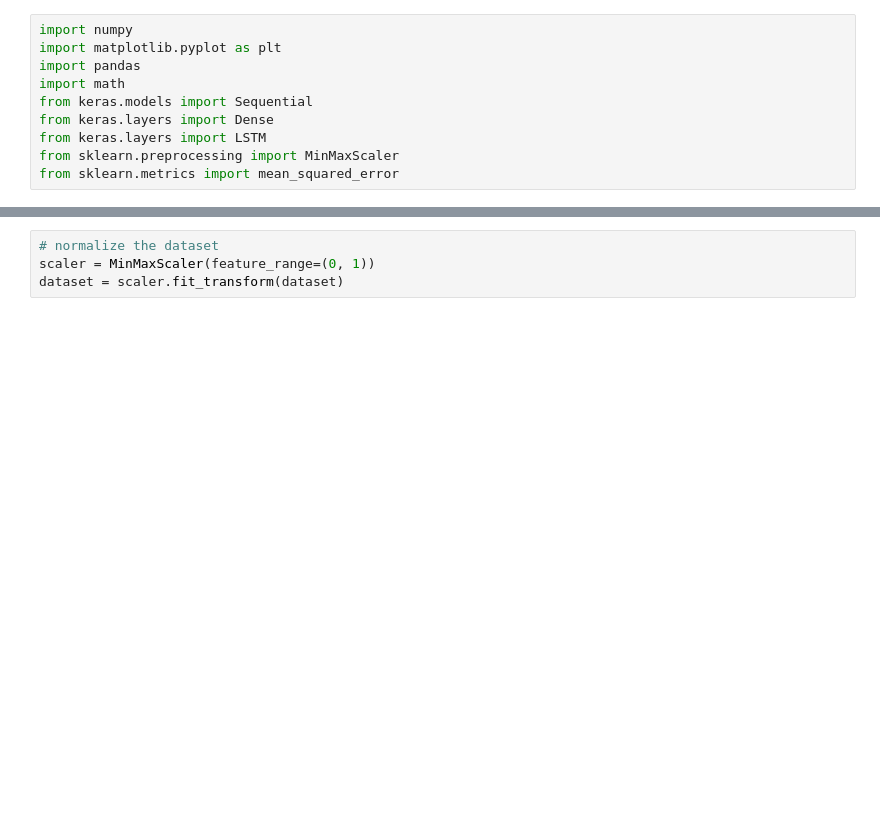
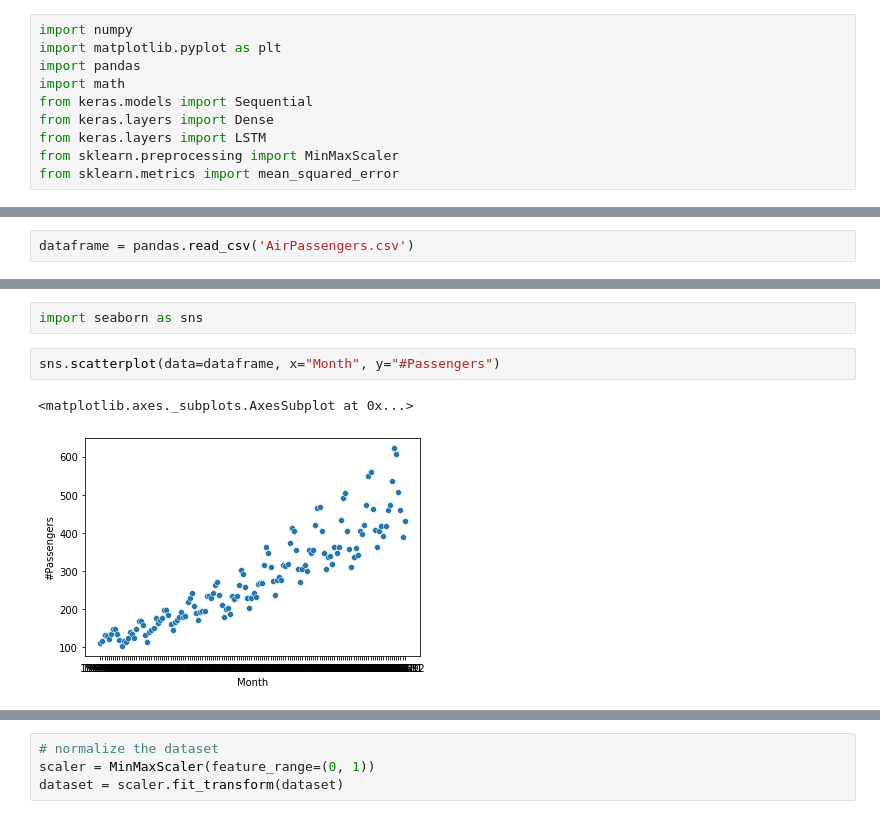
Before and after one commit to Dedulus/Dedulus, a Jupyter notebook: International_Airline_Passengers_prediction_using_LSTM.ipynb, the cells around one changed output, grey strips where cells are left out. Drawn from its saved outputs; the diff is of its cells as text; blank space fills up the shorter version.

```diff
--- a/International_Airline_Passengers_prediction_using_LSTM.ipynb
+++ b/International_Airline_Passengers_prediction_using_LSTM.ipynb
@@ -23,3 +23,5 @@ dataframe = pandas.read_csv('international-airline-passengers.csv',
 usecols=[1], engine='python')
 dataset = dataframe.values
 dataset = dataset.astype('float32')
+# %%
+dataframe = pandas.read_csv('AirPassengers.csv')
@@ -25,0 +48,7 @@ dataset = dataset.astype('float32')
+# %%
+import seaborn as sns
+# %%
+sns.scatterplot(data=dataframe, x="Month", y="#Passengers")
+# %% [output]
+<matplotlib.axes._subplots.AxesSubplot at 0x...>
+[figure, added]
```
Also changed, not shown: parts of 5 cells of this notebook.
